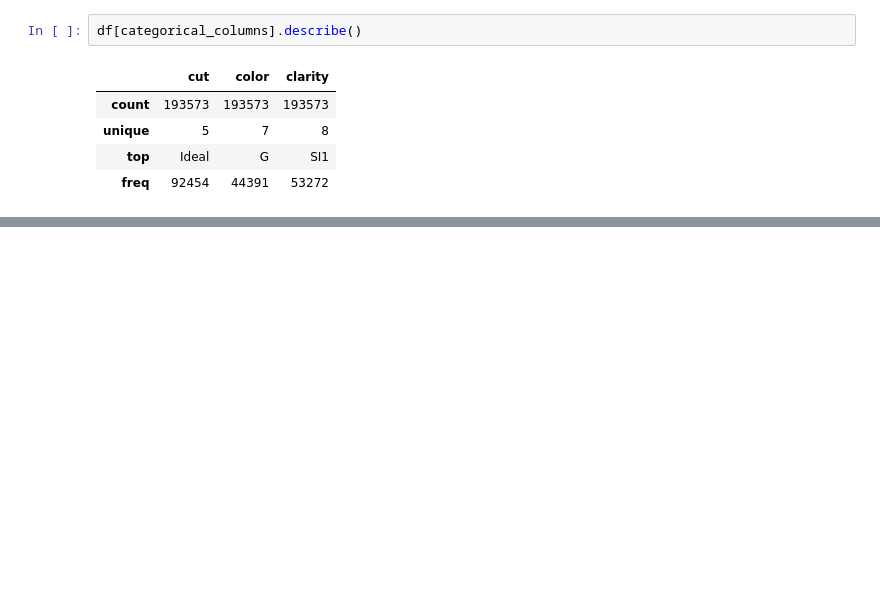
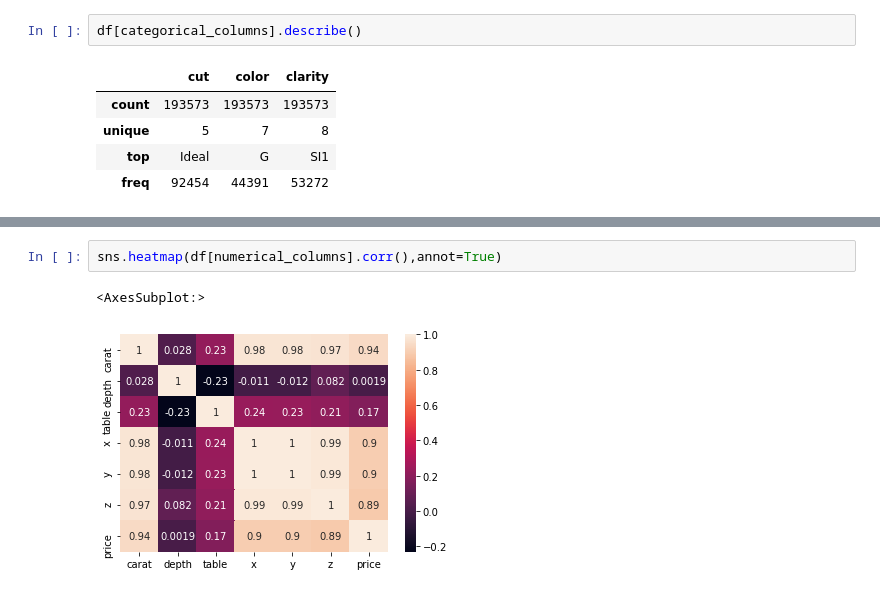
Before and after one commit to Neha5630/LiveProjectML, a Jupyter notebook: notebooks/EDA.ipynb, the cells around one changed output, grey strips where cells are left out. Saved outputs shown, nothing was run; the diff lists cells and outputs as text; blank space fills up the shorter version.

```diff
--- a/notebooks/EDA.ipynb
+++ b/notebooks/EDA.ipynb
@@ -99,0 +168,5 @@ df[categorical_columns].describe()
+# %%
+sns.heatmap(df[numerical_columns].corr(),annot=True)
+# %% [output]
+<AxesSubplot:>
+[figure, added]
```
Also changed, not shown: parts of 10 cells of this notebook, 1 other file.
